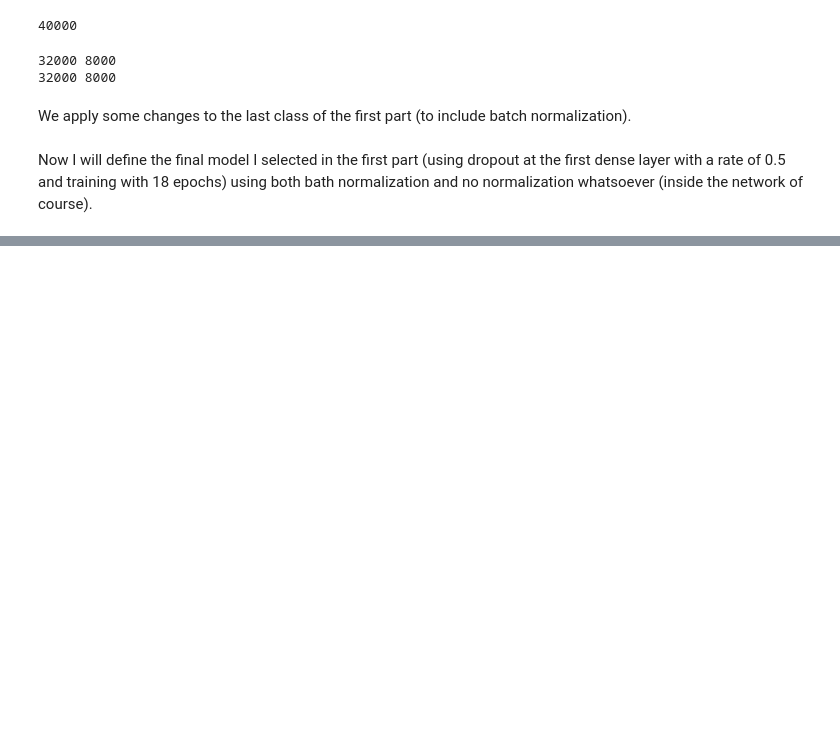
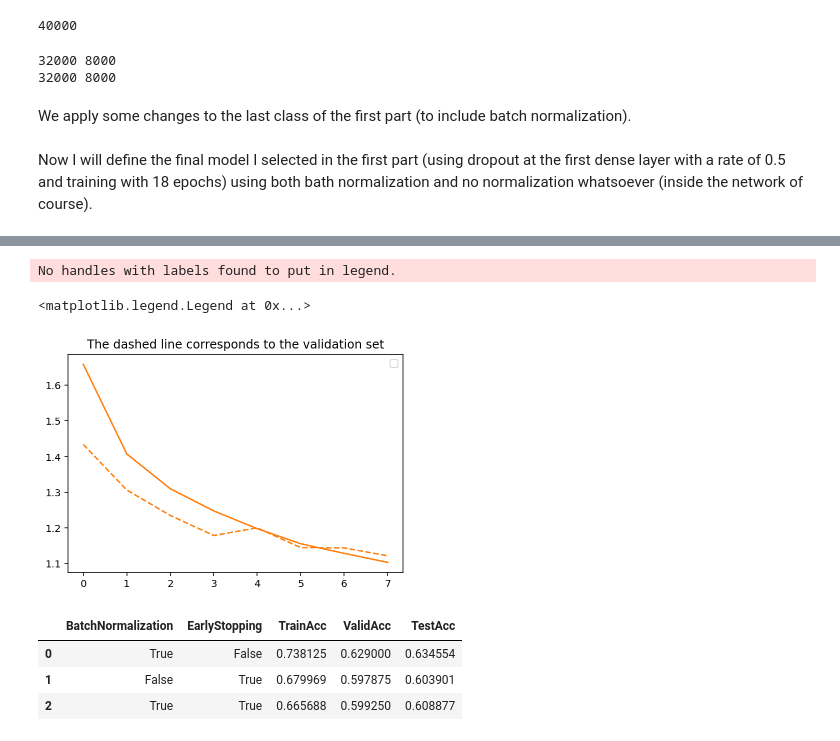
Before and after one commit to boscodeeromeu/NN, a Jupyter notebook: STUDENT_Lab_3_Part_2.ipynb, the cells around one changed output, grey strips where cells are left out. Cells and saved outputs as stored; diff of their text form; code cells hidden in the pictures; blank space fills up the shorter version.

```diff
--- a/STUDENT_Lab_3_Part_2.ipynb
+++ b/STUDENT_Lab_3_Part_2.ipynb
@@ -595,0 +661,5 @@ Now I will define the final model I selected in the first part (using dropout at
+# %%
+my_CNN_bn_es = Lenet5_extended_GPU_drop(dimx=32,nlabels=10,epochs=8,lr=1e-3,
+                                           drop_prop=.5, drop_indx=[1], use_batch_norm = True)
+# %%
+my_CNN_bn_es.trainloop(trainloader,validloader)
@@ -595,0 +675,9 @@ Now I will define the final model I selected in the first part (using dropout at
+# %%
+plt.plot(my_CNN_bn_es.loss_during_training, color = 'C1')
+plt.plot(my_CNN_bn_es.valid_loss_during_training, '--',color = 'C1')
+plt.title('The dashed line corresponds to the validation set')
+plt.legend()
+# %% [output]
+No handles with labels found to put in legend.
+<matplotlib.legend.Legend at 0x...>
+[figure, added]
@@ -595,0 +688,12 @@ Now I will define the final model I selected in the first part (using dropout at
+# %%
+import pandas as pd
+pd.DataFrame({'BatchNormalization': [True, False, True],
+              'EarlyStopping':[False, True, True],
+             'TrainAcc':[train_acc_bn, train_acc_nn, train_acc_bn_es],
+             'ValidAcc':[valid_acc_bn, valid_acc_nn, valid_acc_bn_es],
+             'TestAcc':[test_acc_bn, test_acc_nn, test_acc_bn_es]})
+# %% [output]
+|  | BatchNormalization | EarlyStopping | TrainAcc | ValidAcc | TestAcc |
+| 0 | True | False | 0.738125 | 0.629000 | 0.634554 |
+| 1 | False | True | 0.679969 | 0.597875 | 0.603901 |
+| 2 | True | True | 0.665688 | 0.599250 | 0.608877 |
```
Also changed, not shown: parts of 11 cells of this notebook.
